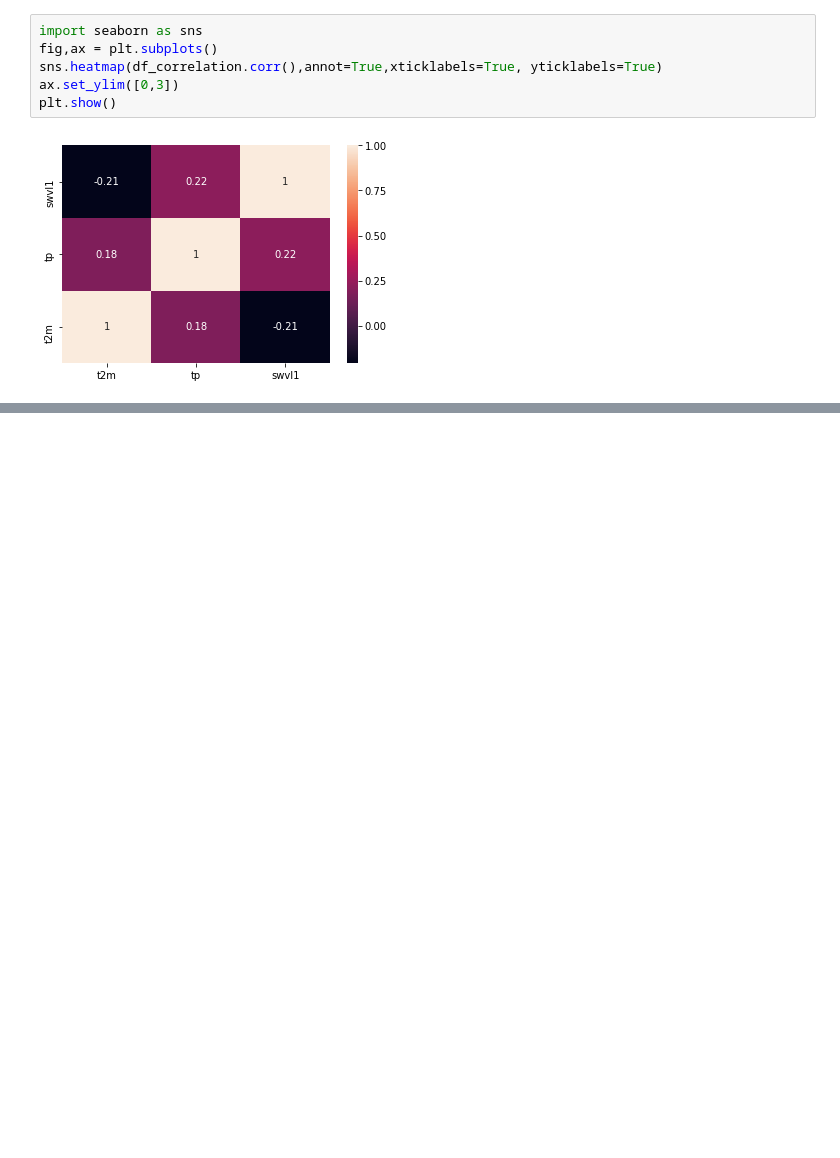
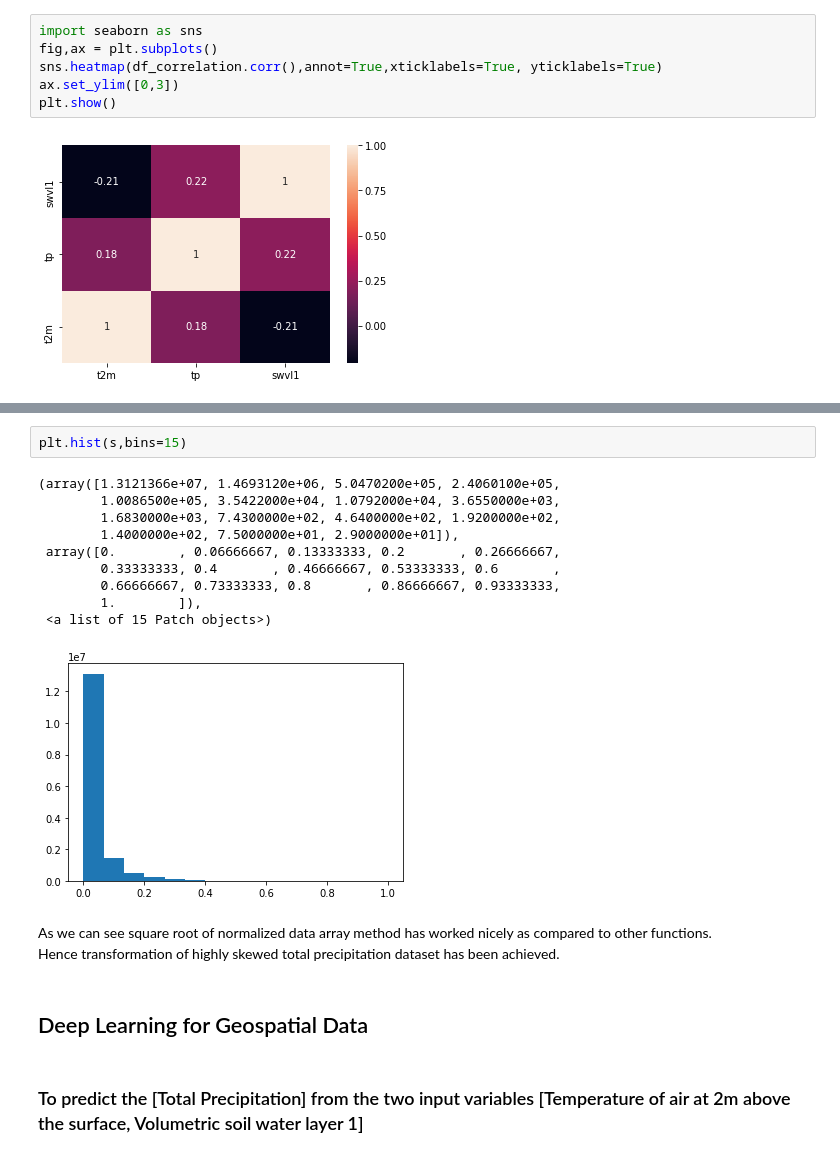
Before and after one commit to visvash/Climate-Informatics, a Jupyter notebook: Climate Informatics Project.ipynb, the cells around one changed output, grey strips where cells are left out. Saved outputs shown, nothing was run; the diff lists cells and outputs as text; blank space fills up the shorter version.

```diff
--- a/Climate Informatics Project.ipynb
+++ b/Climate Informatics Project.ipynb
@@ -736,0 +755,20 @@ Coordinates:
+# %%
+plt.hist(s,bins=15)
+# %% [output]
+(array([1.3121366e+07, 1.4693120e+06, 5.0470200e+05, 2.4060100e+05,
+        1.0086500e+05, 3.5422000e+04, 1.0792000e+04, 3.6550000e+03,
+        1.6830000e+03, 7.4300000e+02, 4.6400000e+02, 1.9200000e+02,
+        1.4000000e+02, 7.5000000e+01, 2.9000000e+01]),
+ array([0.        , 0.06666667, 0.13333333, 0.2       , 0.26666667,
+        0.33333333, 0.4       , 0.46666667, 0.53333333, 0.6       ,
+        0.66666667, 0.73333333, 0.8       , 0.86666667, 0.93333333,
+        1.        ]),
+ <a list of 15 Patch objects>)
+[figure, added]
+# %% [markdown]
+As we can see square root of normalized data array method has worked nicely as compared to other functions.
+Hence transformation of highly skewed total precipitation dataset has been achieved.
+# %% [markdown]
+## Deep Learning for Geospatial Data
+# %% [markdown]
+### To predict the [Total Precipitation] from the two input variables [Temperature of air at 2m above the surface, Volumetric soil water layer 1]
```
Also changed, not shown: parts of 14 cells of this notebook.
